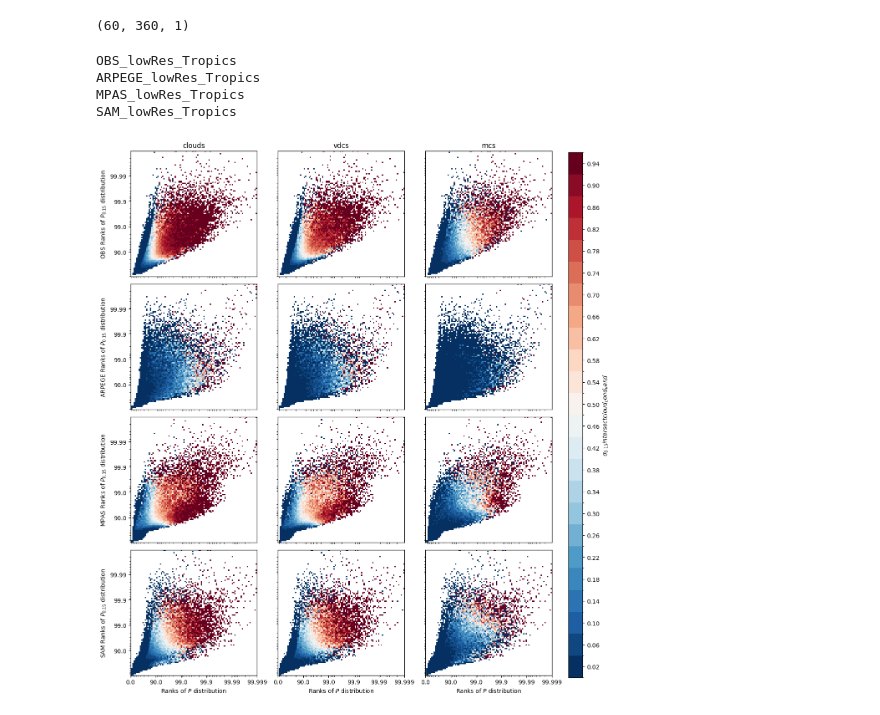
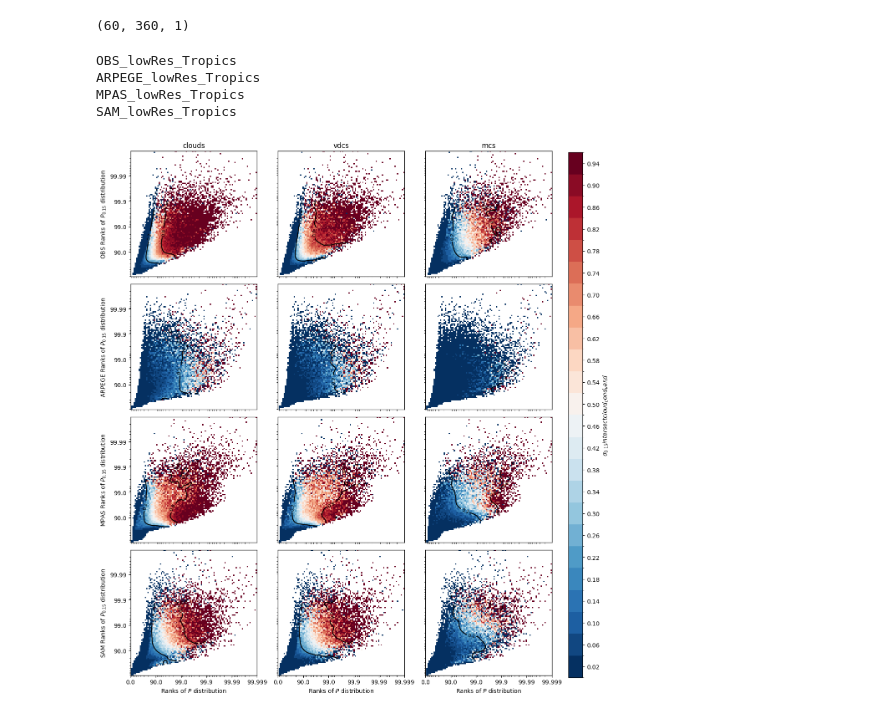
Before and after one commit to 19carenso/tempest, a Jupyter notebook: article/fig_4.ipynb, the cells around one changed output. Cells and saved outputs as stored; diff of their text form; code cells hidden in the pictures.

```diff
--- a/article/fig_4.ipynb
+++ b/article/fig_4.ipynb
@@ -100,39 +102,40 @@ for i, jd, gr, axes in zip(range(len(jds)), jds, grs, axs):
         else :
             title = None
 
-        ax, cbar, ax_show = jd.plot_var_id_func_over_jdist(cloud_cond_var_id, title=title,  func = 'intersection_over_half_intersection', mask = np.repeat(np.logical_or(~ocean, ocean), 30, axis=2), cmap = cmap, norm = norm, fig = fig, ax = ax)
+        ax, cbar, ax_show, density = jd.plot_var_id_func_over_jdist(cloud_cond_var_id, title=title,  func = 'intersection_over_half_intersection', mask = np.repeat(np.logical_or(~ocean, ocean), 30, axis=2), cmap = cmap, norm = norm, fig = fig, ax = ax)
         cbar.remove()
+        plot_smoothed_density_contours(density, [0.2, 0.8], fig, ax_show)
 
         if title is None:
             ax.set_title("")
         # ax.set_title(r"$\rho_{0.5} $ for joint bins of $(P; P_{0.5})$")
         if j == 0:
             ax.set_ylabel(jd.name.split("_")[0] + r" Ranks of $P_{0.15}$ distribution")
         else:
             ax.set_ylabel("")
             ax.tick_params(left=False, labelleft=False)
         if i == len(jds) - 1:
             ax.set_xlabel(r"Ranks of $P$ distribution")
         else:
             ax.set_xlabel("")
             ax.tick_params(bottom=False, labelbottom=False)
 
 # plt.subplots_adjust(wspace=0.0, hspace=0.0)
 plt.tight_layout()
 cax = fig.add_axes([1, 0.04, 0.03, 0.93])  # [left, bottom, width, height]
 cbar = fig.colorbar(mpl.cm.ScalarMappable(norm=norm, cmap=cmap), cax=cax, ticks=values, spacing='proportional')
 cbar.set_label(r'$\sigma_{0.15} intersect cloud_cond_var_id$')
 # plt.savefig("figures/fig4.png")
         # fig.tight_layout()
         # plt.savefig('discrete_threshold_on_joint_dist.png', bbox_inches='tight')
         # # fig.tight_layout()
         # plt.savefig('discrete_threshold_on_joint_dist.png', bbox_inches='tight')
 # %% [output]
 OBS_lowRes_Tropics
 ARPEGE_lowRes_Tropics
 MPAS_lowRes_Tropics
 SAM_lowRes_Tropics
-[figure, old version]
+[figure, new version]
 # %%
 ### MCS contributions to extremes
 jd_obs, gr_obs = jds[0], grs[0]
```
Also changed, not shown: parts of 16 cells of this notebook, 30 other files.
